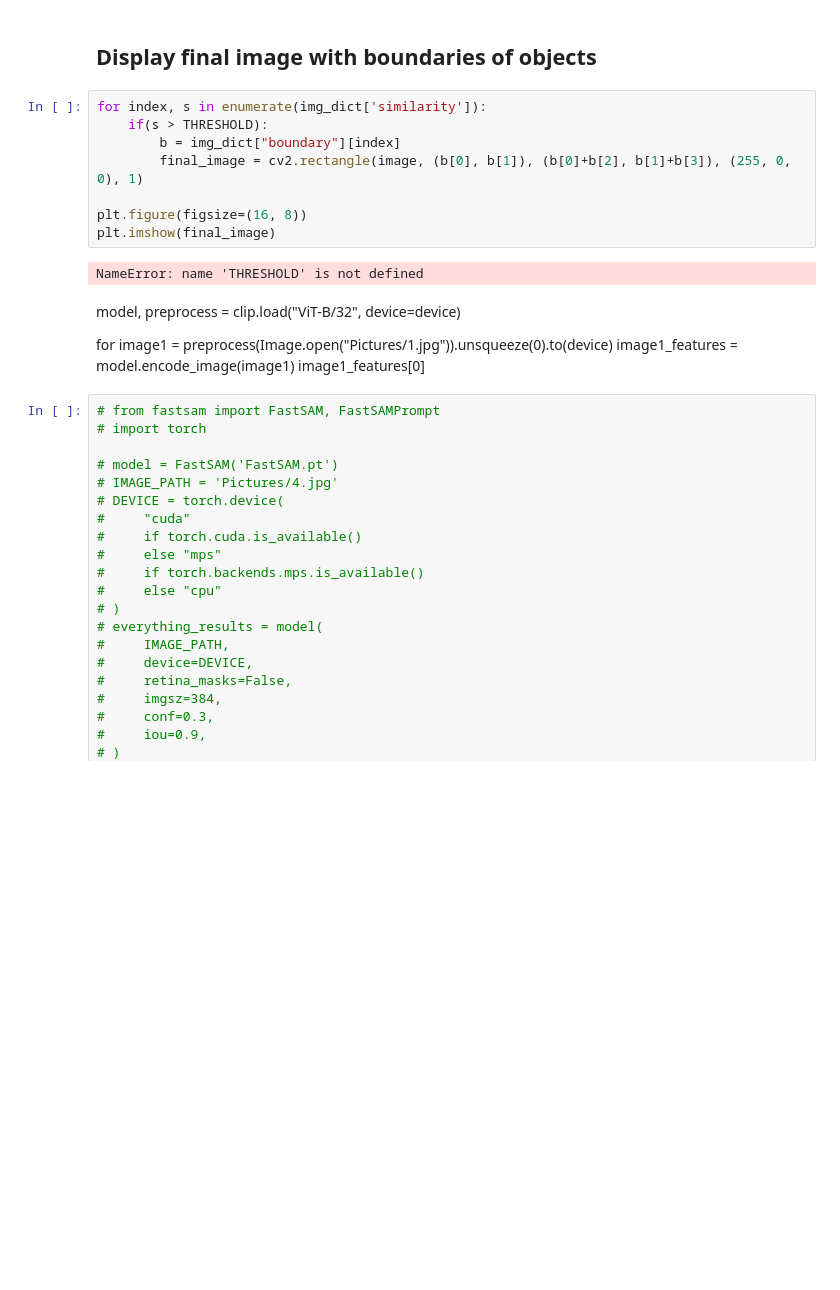
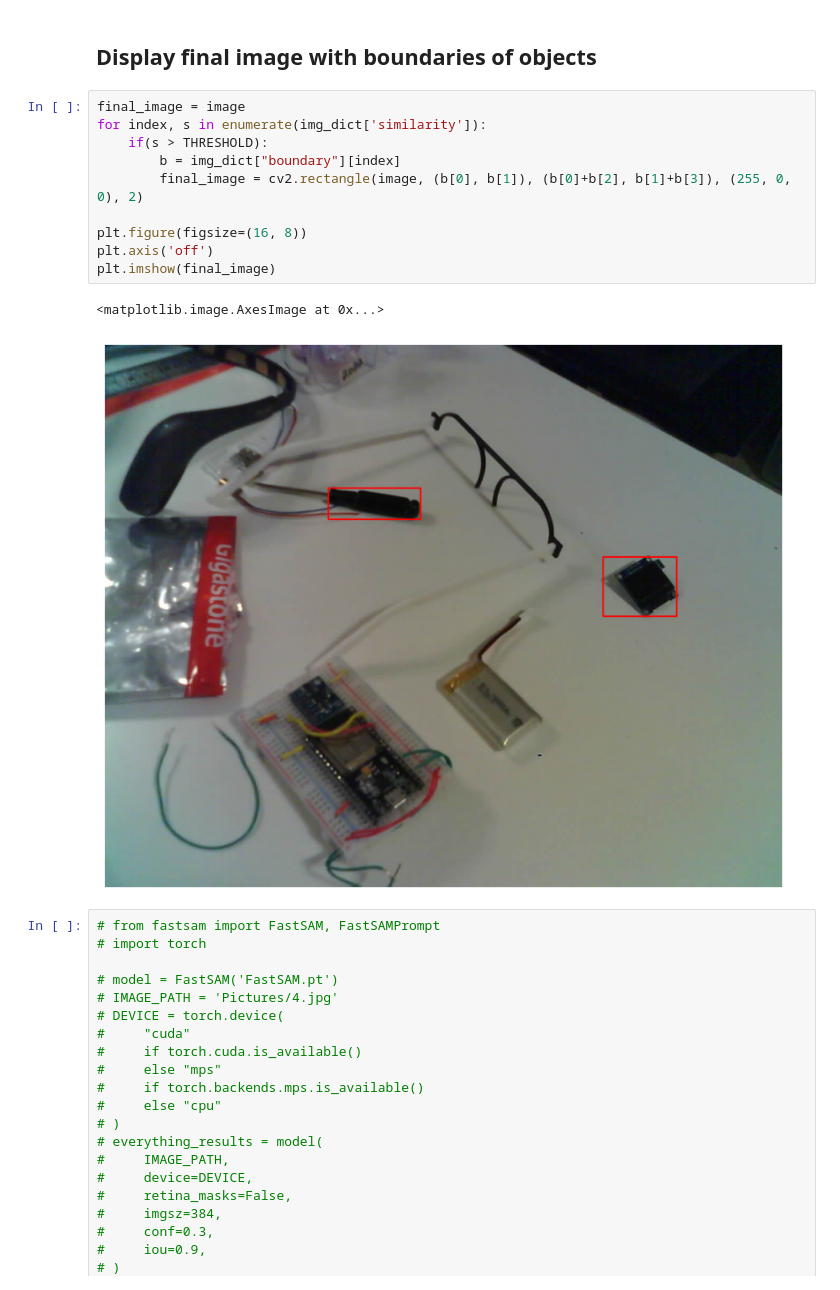
Before and after one commit to xanderchinxyz/Semantic-Search-with-SAM, a Jupyter notebook: main.ipynb, the cells around one changed output. Drawn from its saved outputs; the diff is of its cells as text; blank space fills up the shorter version.

```diff
--- a/main.ipynb
+++ b/main.ipynb
@@ -124,22 +127,18 @@ img_dict['similarity']
 # %% [markdown]
 ## Display final image with boundaries of objects
 # %%
+final_image = image
 for index, s in enumerate(img_dict['similarity']):
     if(s > THRESHOLD):
         b = img_dict["boundary"][index]
-        final_image = cv2.rectangle(image, (b[0], b[1]), (b[0]+b[2], b[1]+b[3]), (255, 0, 0), 1)
+        final_image = cv2.rectangle(image, (b[0], b[1]), (b[0]+b[2], b[1]+b[3]), (255, 0, 0), 2)
 
 plt.figure(figsize=(16, 8))
+plt.axis('off')
 plt.imshow(final_image)
 # %% [output]
-NameError: name 'THRESHOLD' is not defined
+<matplotlib.image.AxesImage at 0x...>
+[figure, added]
-# %% [markdown]
-model, preprocess = clip.load("ViT-B/32", device=device)
-
-for
-image1 = preprocess(Image.open("Pictures/1.jpg")).unsqueeze(0).to(device)
-image1_features = model.encode_image(image1)
-image1_features[0]
 # %%
 # from fastsam import FastSAM, FastSAMPrompt
 # import torch
```
Also changed, not shown: parts of 3 cells of this notebook, 3 other files.
